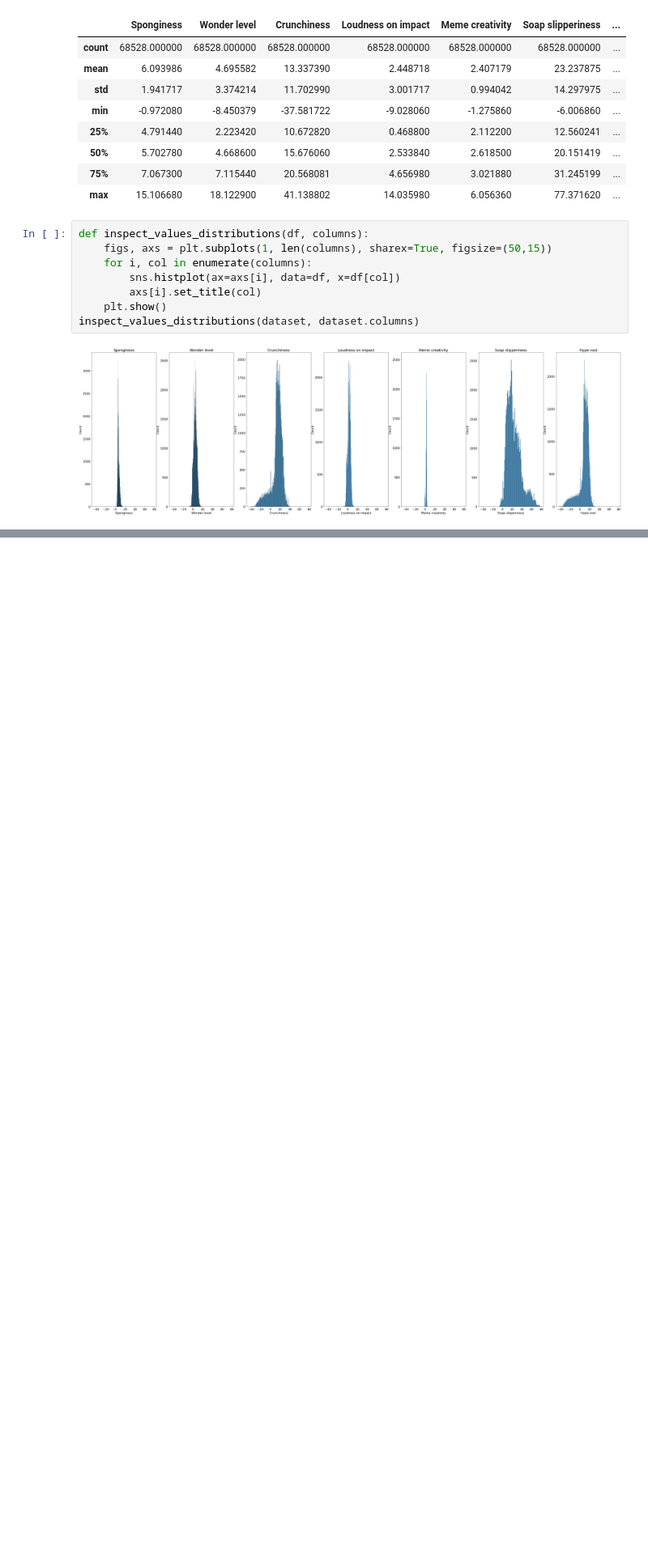
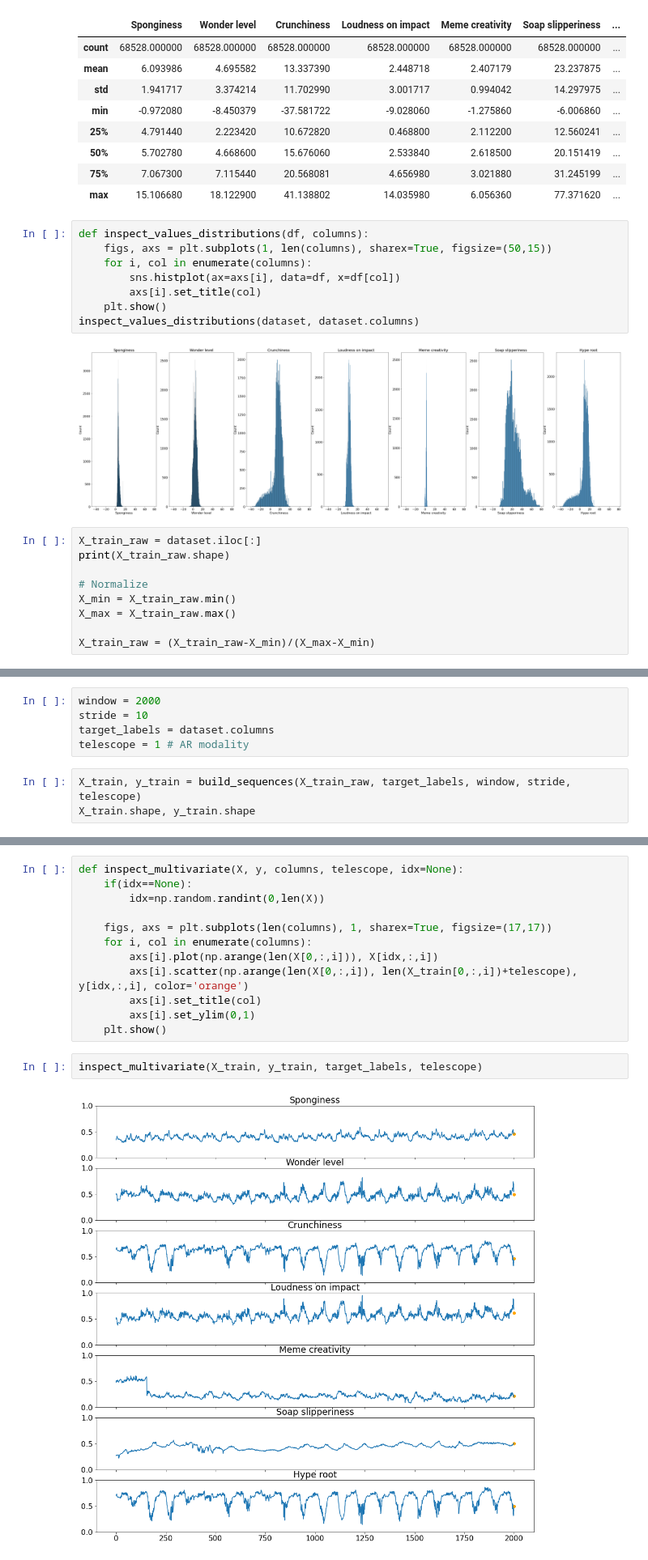
Before and after one commit to DavideMangano/ANN_Challenge_2, a Jupyter notebook: EDA_samu.ipynb, the cells around one changed output, grey strips where cells are left out. Shown at 81% size. Saved outputs shown, nothing was run; the diff lists cells and outputs as text; blank space fills up the shorter version.

```diff
--- a/EDA_samu.ipynb
+++ b/EDA_samu.ipynb
@@ -76,3 +76,12 @@ def inspect_values_distributions(df, columns):
 inspect_values_distributions(dataset, dataset.columns)
 # %% [output]
 [figure]
+# %%
+X_train_raw = dataset.iloc[:]
+print(X_train_raw.shape)
+
+# Normalize
+X_min = X_train_raw.min()
+X_max = X_train_raw.max()
+
+X_train_raw = (X_train_raw-X_min)/(X_max-X_min)
@@ -78,0 +116,8 @@ inspect_values_distributions(dataset, dataset.columns)
+# %%
+window = 2000
+stride = 10
+target_labels = dataset.columns
+telescope = 1 # AR modality
+# %%
+X_train, y_train = build_sequences(X_train_raw, target_labels, window, stride, telescope)
+X_train.shape, y_train.shape
@@ -78,0 +126,16 @@ inspect_values_distributions(dataset, dataset.columns)
+# %%
+def inspect_multivariate(X, y, columns, telescope, idx=None):
+    if(idx==None):
+        idx=np.random.randint(0,len(X))
+
+    figs, axs = plt.subplots(len(columns), 1, sharex=True, figsize=(17,17))
+    for i, col in enumerate(columns):
+        axs[i].plot(np.arange(len(X[0,:,i])), X[idx,:,i])
+        axs[i].scatter(np.arange(len(X[0,:,i]), len(X_train[0,:,i])+telescope), y[idx,:,i], color='orange')
+        axs[i].set_title(col)
+        axs[i].set_ylim(0,1)
+    plt.show()
+# %%
+inspect_multivariate(X_train, y_train, target_labels, telescope)
+# %% [output]
+[figure, added]
```
Also changed, not shown: parts of 3 cells of this notebook.
